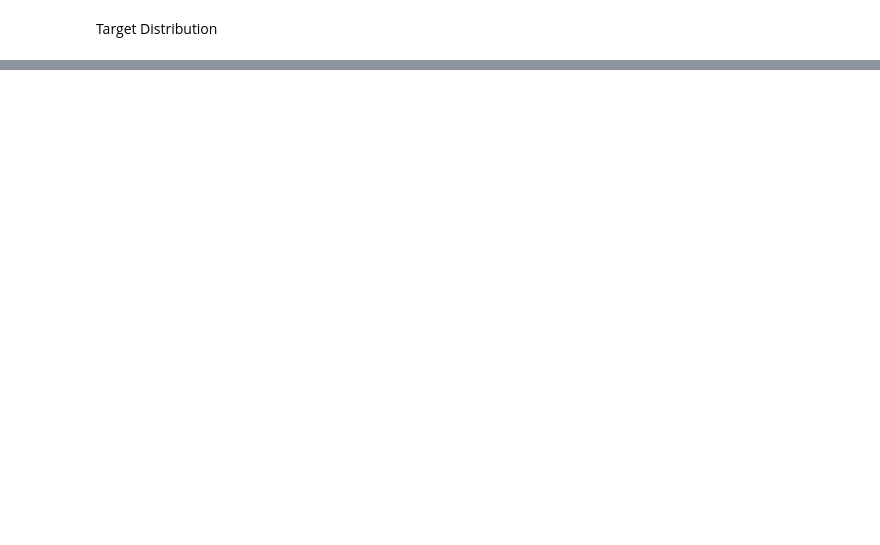
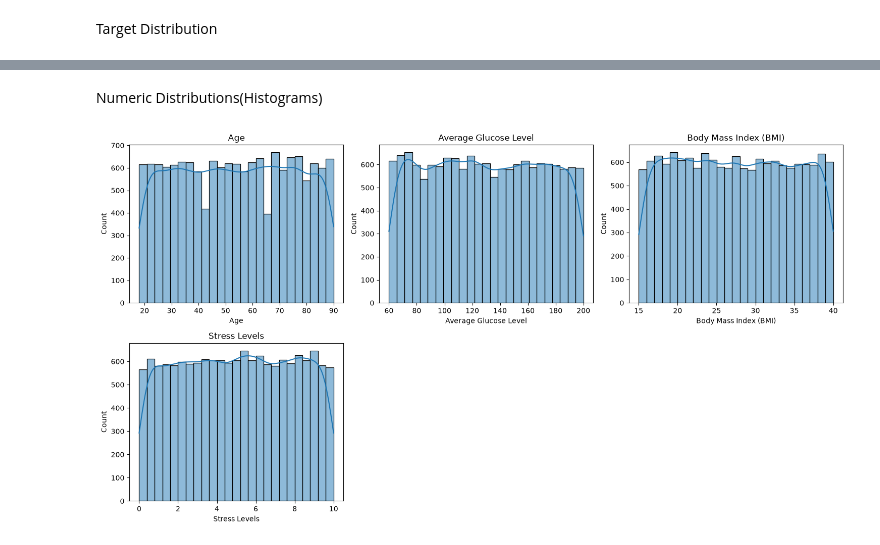
Before and after one commit to rahavendran98/Dynamic-Healthcare-Analytics-Prediction-Platform, a Jupyter notebook: notebooks/eda.ipynb, the cells around one changed output, grey strips where cells are left out. Drawn from its saved outputs; the diff is of its cells as text; code cells hidden in the pictures; blank space fills up the shorter version.

```diff
--- a/notebooks/eda.ipynb
+++ b/notebooks/eda.ipynb
@@ -114,0 +136,35 @@ Class balance:
+# %% [markdown]
+Numeric Distributions(Histograms)
+# %%
+def plot_numeric_distributions(df, min_unique=15, max_unique=10000, max_cols=6):
+
+    numeric_cols = [
+        c for c in df.select_dtypes(include="number").columns
+        if df[c].nunique() >= min_unique and df[c].nunique() <= max_unique
+    ]
+
+    if not numeric_cols:
+        print("No continuous numeric columns to plot.")
+        return
+
+    numeric_cols = numeric_cols[:max_cols]
+    n = len(numeric_cols)
+    n_rows = (n + 2) // 3
+
+    fig,axes = plt.subplots(n_rows, 3, figsize=(15, 4 * n_rows))
+    axes = axes.flatten()
+
+    for i, col in enumerate(numeric_cols):
+        sns.histplot(df[col], kde=True, ax=axes[i])
+        axes[i].set_title(f"{col}")
+
+    #Hide unused subplots
+    for j in range(n, len(axes)):
+        axes[j].set_visible(False)
+
+    plt.tight_layout()
+    plt.show()
+
+plot_numeric_distributions(df)
+# %% [output]
+[figure, added]
```
Also changed, not shown: parts of 12 cells of this notebook, 13 other files.
